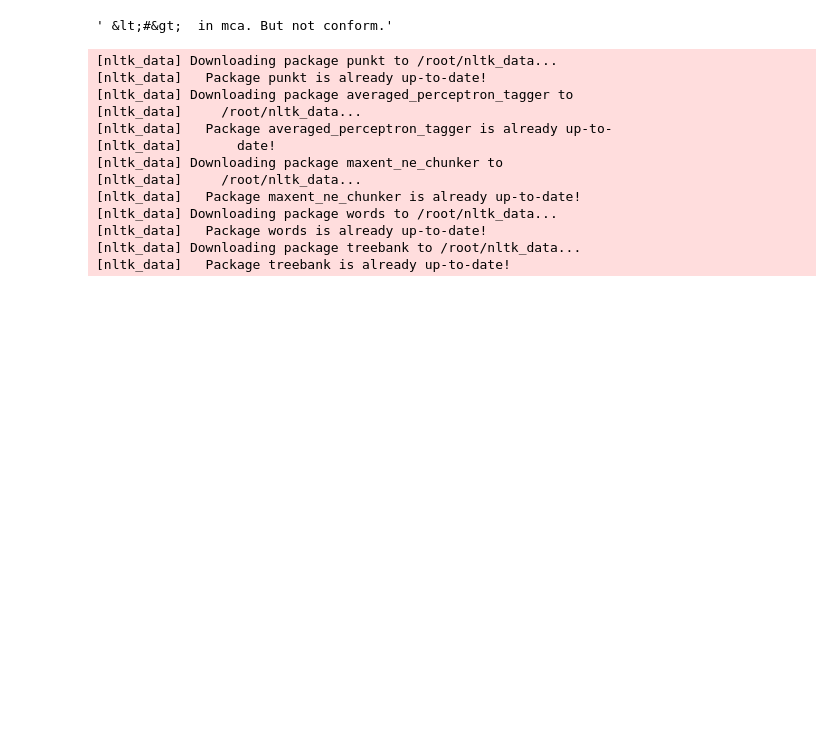
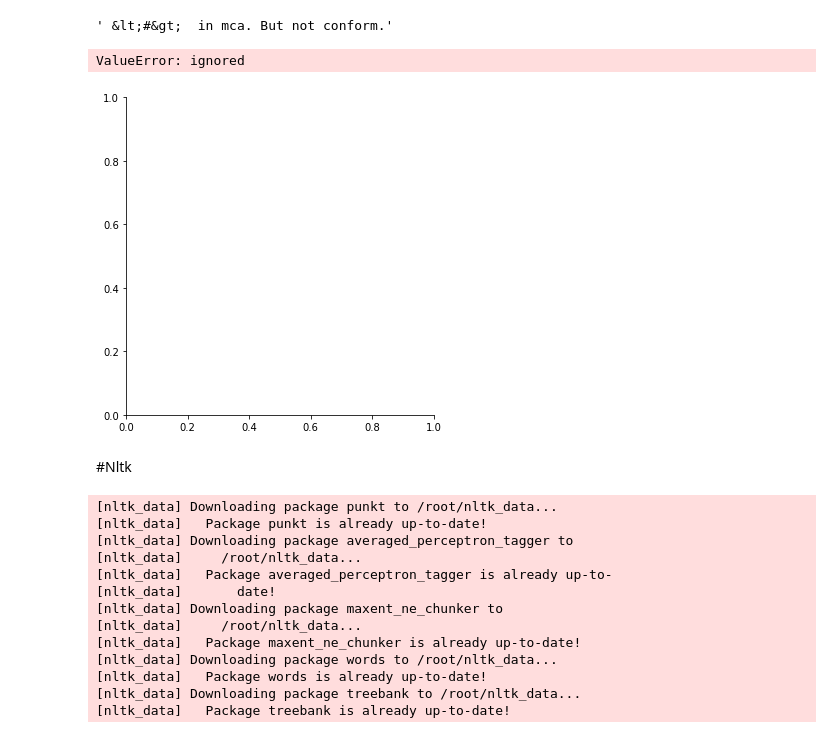
Before and after one commit to MariV24/IA-SPAM, a Jupyter notebook: SQUAD5_SPAM.ipynb, the cells around one changed output. Drawn from its saved outputs; the diff is of its cells as text; code cells hidden in the pictures; blank space fills up the shorter version.

```diff
--- a/SQUAD5_SPAM.ipynb
+++ b/SQUAD5_SPAM.ipynb
@@ -64,4 +62,6 @@ data.drop(["Unnamed: 2", "Unnamed: 3","Unnamed: 4"], axis=1, inplace=True)
 # Renomenando as colunas para melhorar a apresentação
 
 df.rename(columns={'v1': 'Classe', 'v2':'SMS'}, inplace = True)
+# %%
+df.rename(columns={'#': 'Count'}, inplace = True)
 # %%
@@ -103,0 +109,4 @@ data.head(5)
+# %%
+i = 0
+while i < df.size :
+    df['index'] = (df.size - df.size + (i+1))
@@ -131,6 +149,13 @@ df.describe()
 df.SMS.min()
 # %% [output]
 ' &lt;#&gt;  in mca. But not conform.'
+# %%
+sns.lmplot('Classe', 'SMS', df, hue = 'Classe', fit_reg=False)   #percebemos os limites da classe majoritária (0) e minoritário (1)
+# %% [output]
+ValueError: ignored
+[figure, added]
+# %% [markdown]
+#Nltk
 # %%
 #Importando biblioteca NLTK para separação, tratamento e alguns gráficos
 
```
Also changed, not shown: parts of 9 cells of this notebook.
